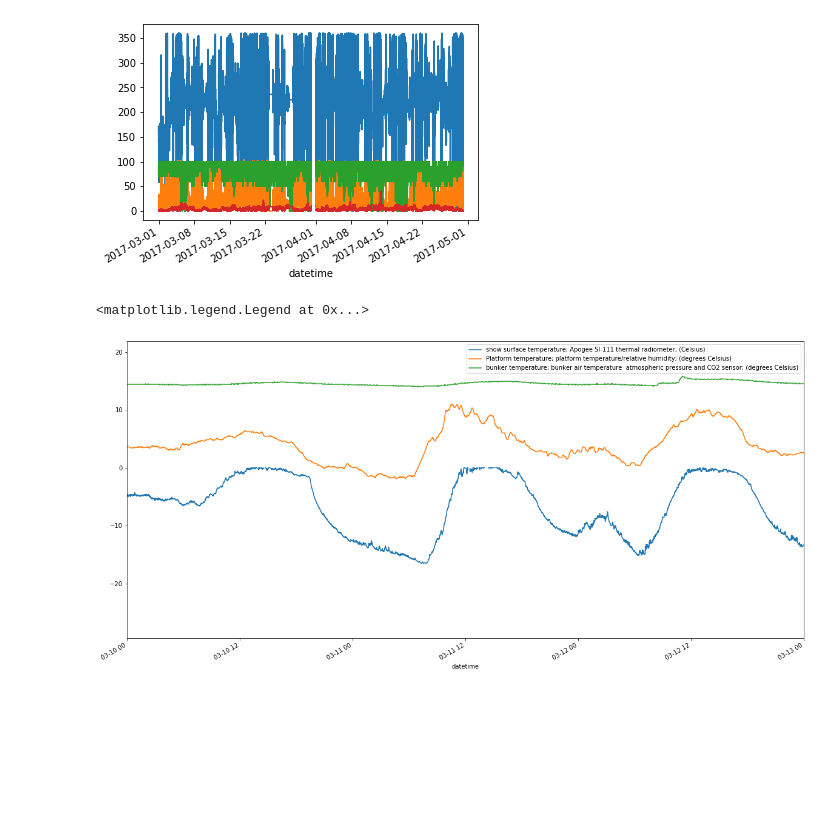
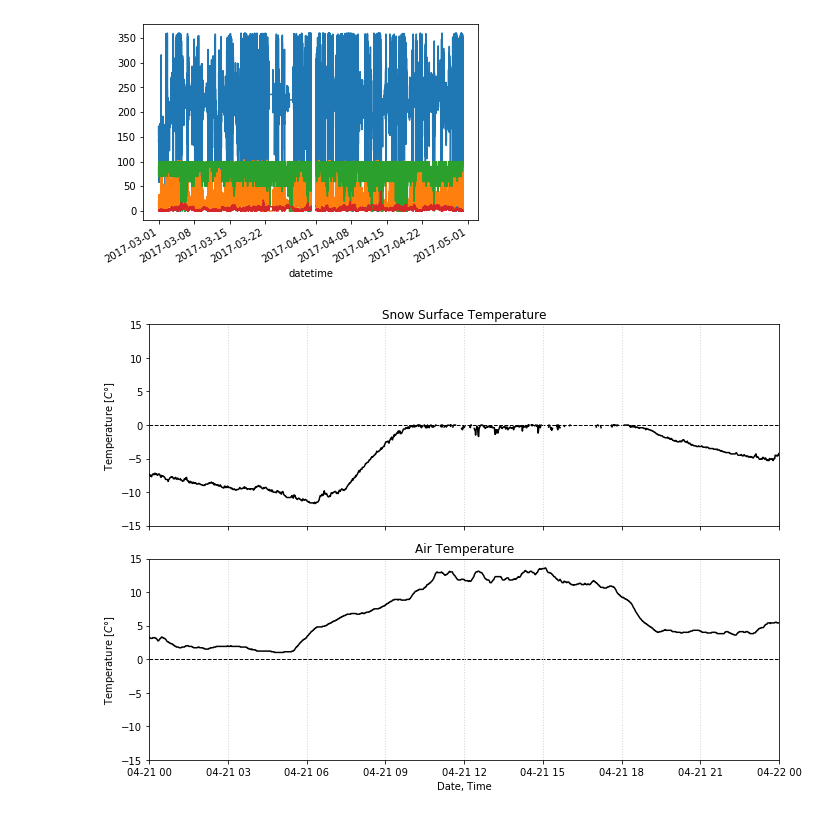
Before and after one commit to moorec52/atmos-boundary-layer, a Jupyter notebook: Untitled.ipynb, the cells around one changed output. Drawn from its saved outputs; the diff is of its cells as text; code cells hidden in the pictures; blank space fills up the shorter version.

```diff
--- a/Untitled.ipynb
+++ b/Untitled.ipynb
@@ -31,18 +31,3 @@ cues['sonic wind speed; Sonic anemometer; (meters/second)'].plot()
 # %% [output]
 <matplotlib.axes._subplots.AxesSubplot at 0x...>
 [figure]
-# %%
-startdate = pd.Timestamp('2017-03-10')
-enddate = pd.Timestamp('2017-03-13')
-
-plt.figure(figsize=(20,10))
-
-cues['snow surface temperature; Apogee SI-111 thermal radiometer; (Celsius)'].plot()
-cues['Platform temperature; platform temperature/relative humidity; (degrees Celsius)'].plot()
-cues['bunker temperature; bunker air temperature  atmospheric pressure and CO2 sensor; (degrees Celsius)'].plot()
-plt.xlim((startdate,enddate))
-#plt.ylim((-10,1))
-plt.legend()
-# %% [output]
-<matplotlib.legend.Legend at 0x...>
-[figure, removed]
@@ -50,0 +34,29 @@ precip = pd.read_csv('data/precipitation/2017-03-01-2017-03-31-Precip-CUES.csv')
+# %%
+startdate = pd.Timestamp('2017-04-21')
+enddate = pd.Timestamp('2017-04-22')
+
+fig, ax = plt.subplots(2,1,figsize=(10,7))
+# Snow surface temp
+ax[0].set_title('Snow Surface Temperature')
+cues['snow surface temperature; Apogee SI-111 thermal radiometer; (Celsius)'].plot(ax=ax[0],
+                                                                                  c='k')
+
+# Air temp
+ax[1].set_title('Air Temperature')
+cues['Platform temperature; platform temperature/relative humidity; (degrees Celsius)'].plot(ax=ax[1],
+                                                                                            c='k')
+
+
+# finish up plot labels, axes, etc
+for _ax in ax:
+    _ax.set_xlim((startdate,enddate))
+    _ax.set_ylim((-15,15))
+    _ax.set_ylabel('Temperature [$C\degree$]')
+    _ax.set_xlabel('Date, Time')
+    _ax.grid(axis='x',color='lightgrey', linestyle=':', linewidth=1)
+    _ax.axhline(0,color='k', linestyle='--', linewidth=1, zorder=-99)
+
+fig.autofmt_xdate(rotation=0, ha='center')
+plt.tight_layout()
+# %% [output]
+[figure, added]
```
Also changed, not shown: parts of 4 cells of this notebook.
